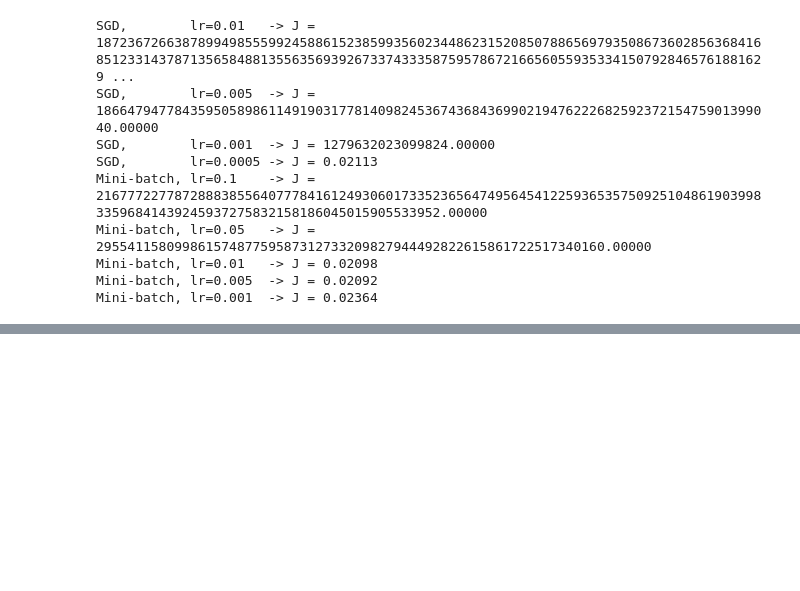
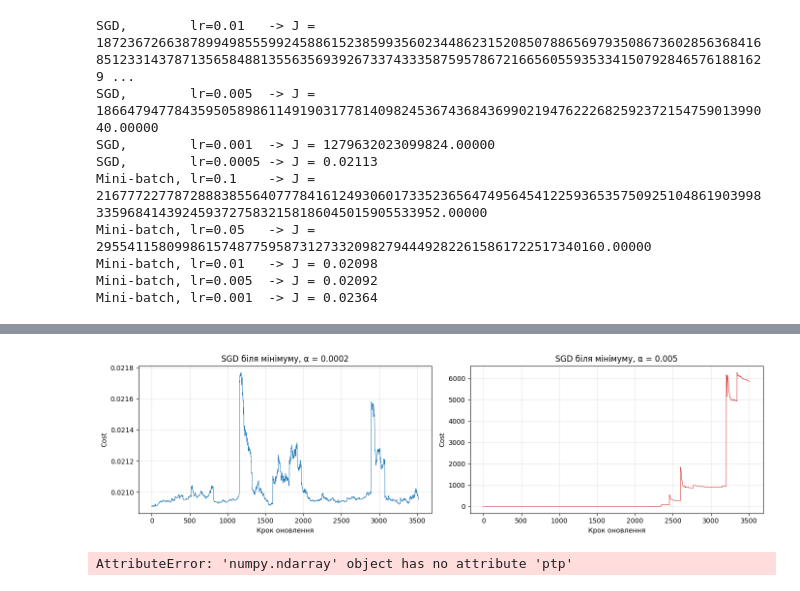
Before and after one commit to judyx-u/ml-labs, a Jupyter notebook: lab1.ipynb, the cells around one changed output, grey strips where cells are left out. Saved outputs shown, nothing was run; the diff lists cells and outputs as text; code cells hidden in the pictures; blank space fills up the shorter version.

Commit message:
Changed alpha

```diff
--- a/lab1.ipynb
+++ b/lab1.ipynb
@@ -283,16 +291,32 @@ plt.tight_layout(); plt.show()
 # %%
-model = LinearRegressionNP(Xtr.shape[1])
-rng = np.random.default_rng(0)
-per_step = []
+import copy
 
-for ep in range(3):
-    for i in rng.permutation(len(Xtr)):
-        dw, db = model.gradients(Xtr[i:i+1], ytr[i:i+1])
-        model.step(dw, db, LR_SGD)
-        per_step.append(model.cost(Xtr, ytr))
+def sgd_trace(model, lr, epochs, seed=0):
+    model = copy.deepcopy(model)
+    rng = np.random.default_rng(seed)
+    trace = []
+    for ep in range(epochs):
+        for i in rng.permutation(len(Xtr)):
+            dw, db = model.gradients(Xtr[i:i+1], ytr[i:i+1])
+            model.step(dw, db, lr)
+            trace.append(model.cost(Xtr, ytr))
+    return np.array(trace)
 
-plt.figure(figsize=(12, 4))
-plt.plot(per_step, lw=0.6)
-plt.xlabel('Крок оновлення'); plt.ylabel('Cost')
-plt.title('SGD: вартість після кожного окремого кроку (3 епохи)')
-plt.grid(alpha=0.3); plt.show()
+# m_sgd уже навчена — стартуємо з околу мінімуму
+t_small = sgd_trace(m_sgd, lr=0.0002, epochs=2)
+t_big   = sgd_trace(m_sgd, lr=0.005,  epochs=2)
+
+fig, ax = plt.subplots(1, 2, figsize=(14, 4))
+ax[0].plot(t_small, lw=0.7)
+ax[0].set_title('SGD біля мінімуму, α = 0.0002')
+ax[1].plot(t_big, lw=0.7, color='tab:red')
+ax[1].set_title('SGD біля мінімуму, α = 0.005')
+for a in ax:
+    a.set(xlabel='Крок оновлення', ylabel='Cost'); a.grid(alpha=0.3)
+plt.tight_layout(); plt.show()
+
+print(f'α=0.0002: середнє {t_small.mean():.5f}, розмах {np.ptp(t_small):.5f}')
+print(f'α=0.005:  середнє {t_big.mean():.2f},  розмах {np.ptp(t_big):.2f}')
+# %% [output]
+[figure, added]
+AttributeError: 'numpy.ndarray' object has no attribute 'ptp'
```
Also changed, not shown: parts of 2 cells of this notebook.
